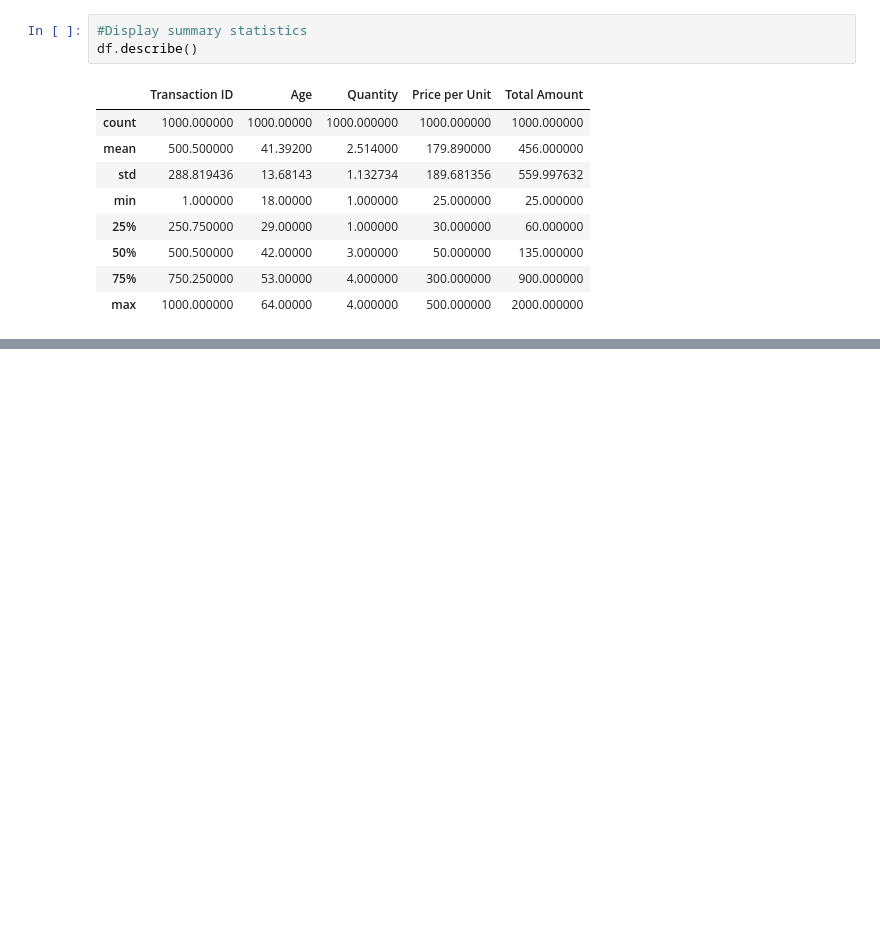
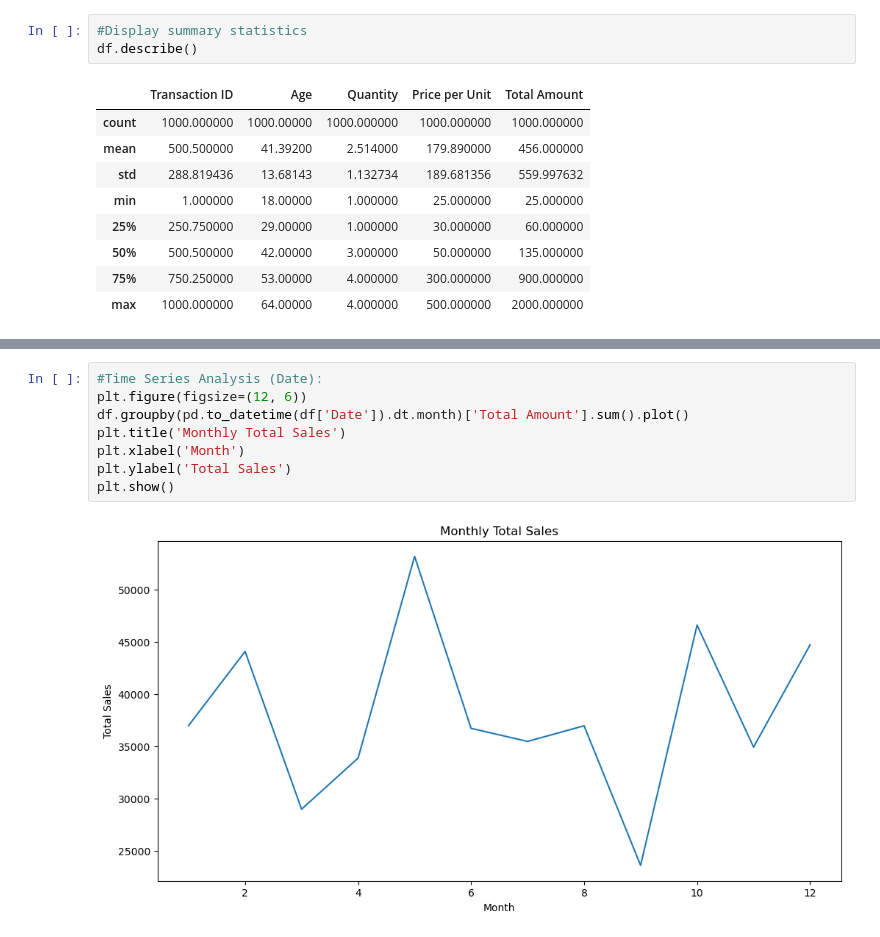
Before and after one commit to AbrahimSA/Retail_Sales, a Jupyter notebook: 1_EDA.ipynb, the cells around one changed output, grey strips where cells are left out. Drawn from its saved outputs; the diff is of its cells as text; blank space fills up the shorter version.

```diff
--- a/1_EDA.ipynb
+++ b/1_EDA.ipynb
@@ -53,0 +102,10 @@ df.describe()
+# %%
+#Time Series Analysis (Date):
+plt.figure(figsize=(12, 6))
+df.groupby(pd.to_datetime(df['Date']).dt.month)['Total Amount'].sum().plot()
+plt.title('Monthly Total Sales')
+plt.xlabel('Month')
+plt.ylabel('Total Sales')
+plt.show()
+# %% [output]
+[figure, added]
```
Also changed, not shown: parts of 5 cells of this notebook, 2 other files.
